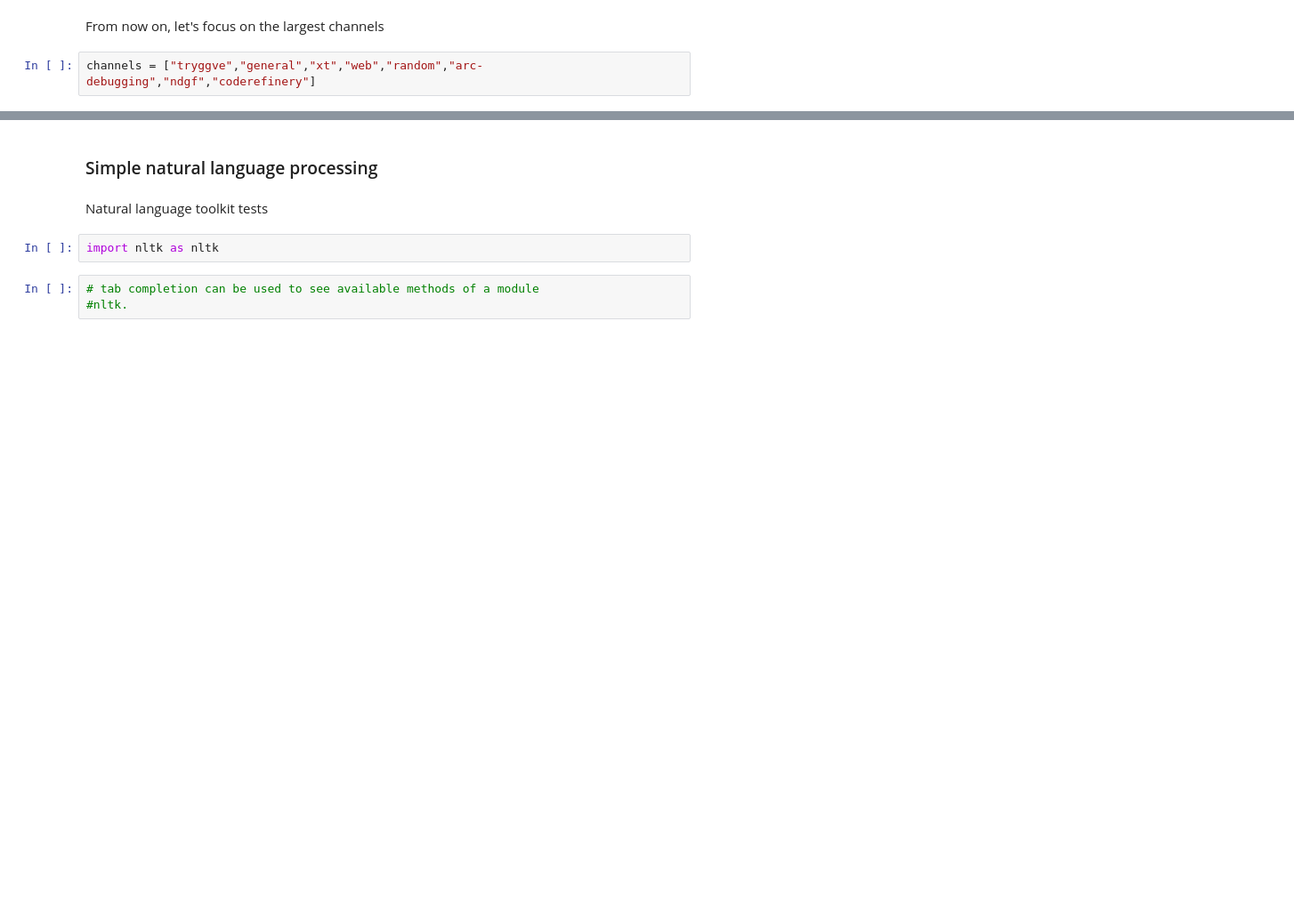
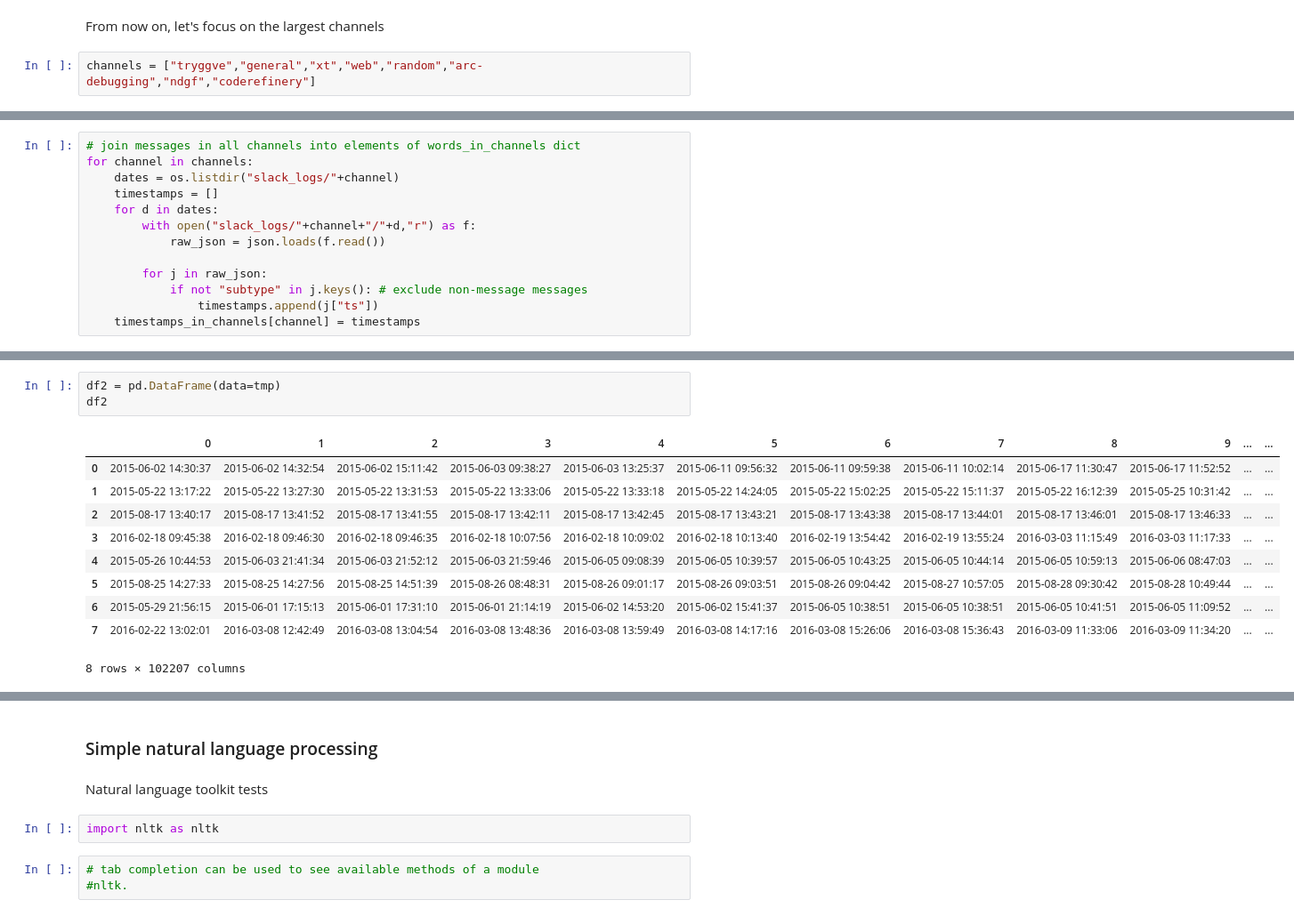
Before and after one commit to coderefinery/ahm18-nlp-slack, a Jupyter notebook: inspect-slacklogs.ipynb, the cells around one changed output, grey strips where cells are left out. Shown at 89% size. Drawn from its saved outputs; the diff is of its cells as text; blank space fills up the shorter version.

```diff
--- a/inspect-slacklogs.ipynb
+++ b/inspect-slacklogs.ipynb
@@ -354,0 +362,13 @@ channels = ["tryggve","general","xt","web","random","arc-debugging","ndgf","code
+# %%
+# join messages in all channels into elements of words_in_channels dict
+for channel in channels:
+    dates = os.listdir("slack_logs/"+channel)
+    timestamps = []
+    for d in dates:
+        with open("slack_logs/"+channel+"/"+d,"r") as f:
+            raw_json = json.loads(f.read())
+
+        for j in raw_json:
+            if not "subtype" in j.keys(): # exclude non-message messages
+                timestamps.append(j["ts"])
+    timestamps_in_channels[channel] = timestamps
@@ -354,0 +399,14 @@ channels = ["tryggve","general","xt","web","random","arc-debugging","ndgf","code
+# %%
+df2 = pd.DataFrame(data=tmp)
+df2
+# %% [output]
+|  | 0 | 1 | 2 | 3 | 4 | 5 | 6 | 7 | 8 | 9 | ... | ... |
+| 0 | 2015-06-02 14:30:37 | 2015-06-02 14:32:54 | 2015-06-02 15:11:42 | 2015-06-03 09:38:27 | 2015-06-03 13:25:37 | 2015-06-11 09:56:32 | 2015-06-11 09:59:38 | 2015-06-11 10:02:14 | 2015-06-17 11:30:47 | 2015-06-17 11:52:52 | ... | ... |
+| 1 | 2015-05-22 13:17:22 | 2015-05-22 13:27:30 | 2015-05-22 13:31:53 | 2015-05-22 13:33:06 | 2015-05-22 13:33:18 | 2015-05-22 14:24:05 | 2015-05-22 15:02:25 | 2015-05-22 15:11:37 | 2015-05-22 16:12:39 | 2015-05-25 10:31:42 | ... | ... |
+| 2 | 2015-08-17 13:40:17 | 2015-08-17 13:41:52 | 2015-08-17 13:41:55 | 2015-08-17 13:42:11 | 2015-08-17 13:42:45 | 2015-08-17 13:43:21 | 2015-08-17 13:43:38 | 2015-08-17 13:44:01 | 2015-08-17 13:46:01 | 2015-08-17 13:46:33 | ... | ... |
+| 3 | 2016-02-18 09:45:38 | 2016-02-18 09:46:30 | 2016-02-18 09:46:35 | 2016-02-18 10:07:56 | 2016-02-18 10:09:02 | 2016-02-18 10:13:40 | 2016-02-19 13:54:42 | 2016-02-19 13:55:24 | 2016-03-03 11:15:49 | 2016-03-03 11:17:33 | ... | ... |
+| 4 | 2015-05-26 10:44:53 | 2015-06-03 21:41:34 | 2015-06-03 21:52:12 | 2015-06-03 21:59:46 | 2015-06-05 09:08:39 | 2015-06-05 10:39:57 | 2015-06-05 10:43:25 | 2015-06-05 10:44:14 | 2015-06-05 10:59:13 | 2015-06-06 08:47:03 | ... | ... |
+| 5 | 2015-08-25 14:27:33 | 2015-08-25 14:27:56 | 2015-08-25 14:51:39 | 2015-08-26 08:48:31 | 2015-08-26 09:01:17 | 2015-08-26 09:03:51 | 2015-08-26 09:04:42 | 2015-08-27 10:57:05 | 2015-08-28 09:30:42 | 2015-08-28 10:49:44 | ... | ... |
+| 6 | 2015-05-29 21:56:15 | 2015-06-01 17:15:13 | 2015-06-01 17:31:10 | 2015-06-01 21:14:19 | 2015-06-02 14:53:20 | 2015-06-02 15:41:37 | 2015-06-05 10:38:51 | 2015-06-05 10:38:51 | 2015-06-05 10:41:51 | 2015-06-05 11:09:52 | ... | ... |
+| 7 | 2016-02-22 13:02:01 | 2016-03-08 12:42:49 | 2016-03-08 13:04:54 | 2016-03-08 13:48:36 | 2016-03-08 13:59:49 | 2016-03-08 14:17:16 | 2016-03-08 15:26:06 | 2016-03-08 15:36:43 | 2016-03-09 11:33:06 | 2016-03-09 11:34:20 | ... | ... |
+8 rows × 102207 columns
```
Also changed, not shown: parts of 7 cells of this notebook.
